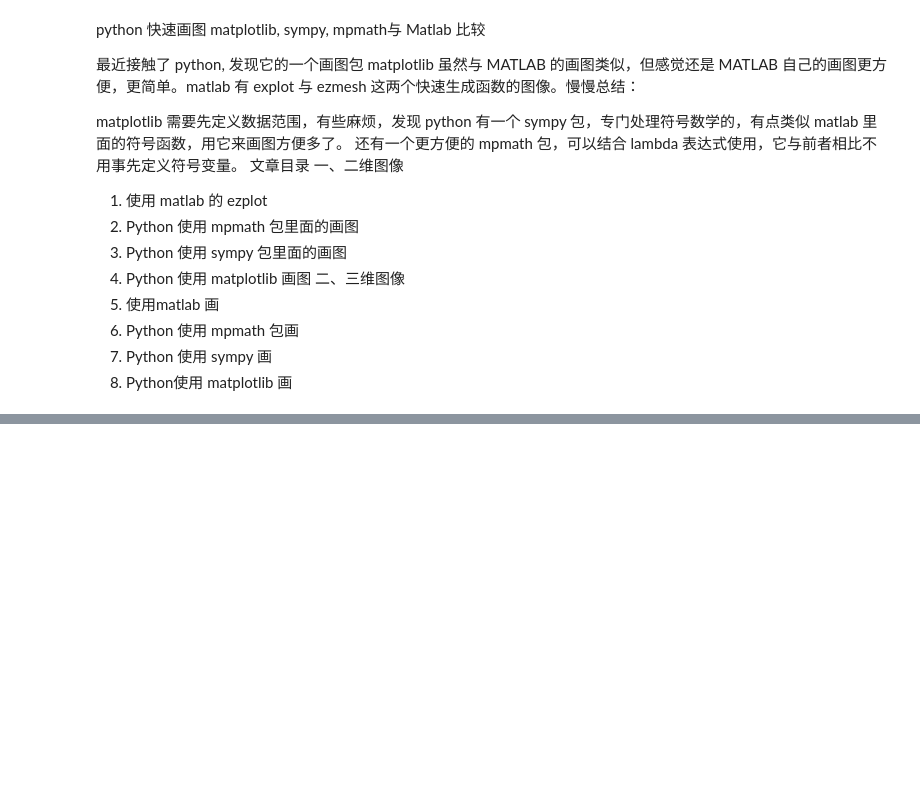
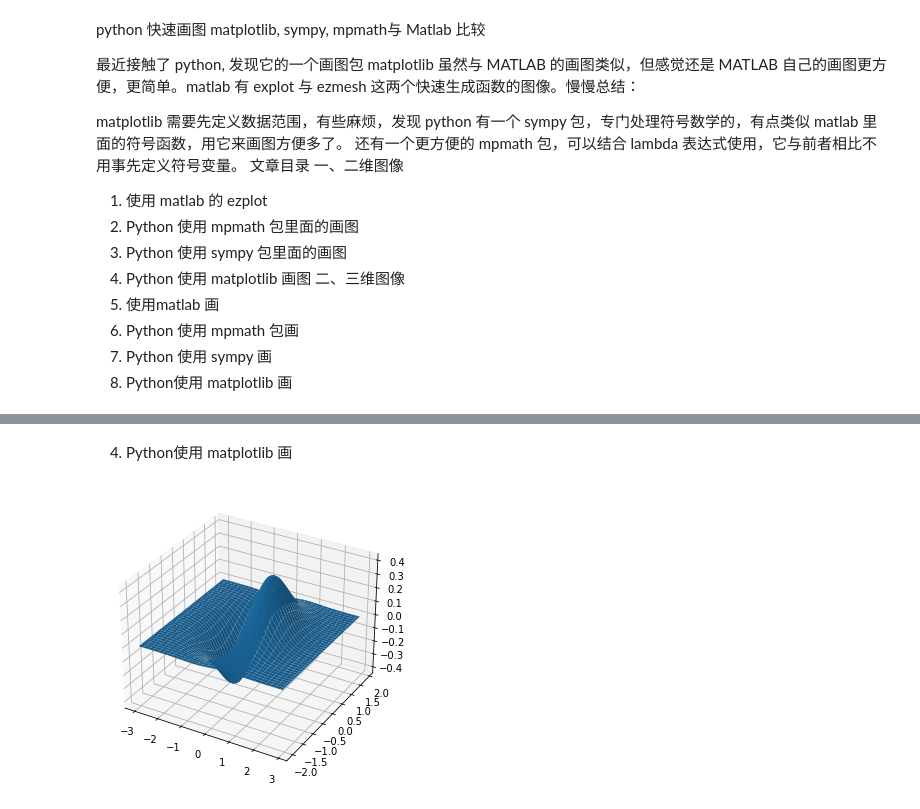
Before and after one commit to lammou2022/lammou2020.github.io, a Jupyter notebook: mathmodeling/lesson0A.ipynb, the cells around one changed output, grey strips where cells are left out. Cells and saved outputs as stored; diff of their text form; code cells hidden in the pictures; blank space fills up the shorter version.

```diff
--- a/mathmodeling/lesson0A.ipynb
+++ b/mathmodeling/lesson0A.ipynb
@@ -95,0 +81,17 @@ plt.show()
+# %% [markdown]
+4. Python使用 matplotlib 画
+# %%
+from matplotlib import pyplot as plt
+import numpy as np
+from mpl_toolkits.mplot3d import Axes3D
+
+fig = plt.figure()
+ax = Axes3D(fig)
+X = np.arange(-3, 3, 0.1)
+Y = np.arange(-2, 2, 0.1)
+X, Y = np.meshgrid(X, Y)
+Z = X*np.exp(-X**2 - Y**2)
+ax.plot_surface(X, Y, Z)
+plt.show()
+# %% [output]
+[figure, added]
```
Also changed, not shown: parts of 8 cells of this notebook.
